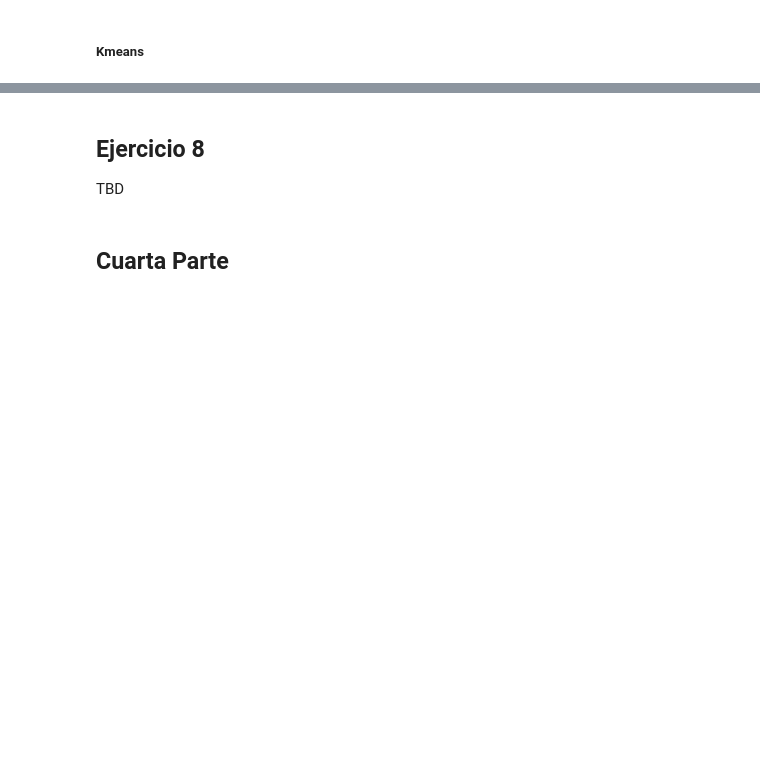
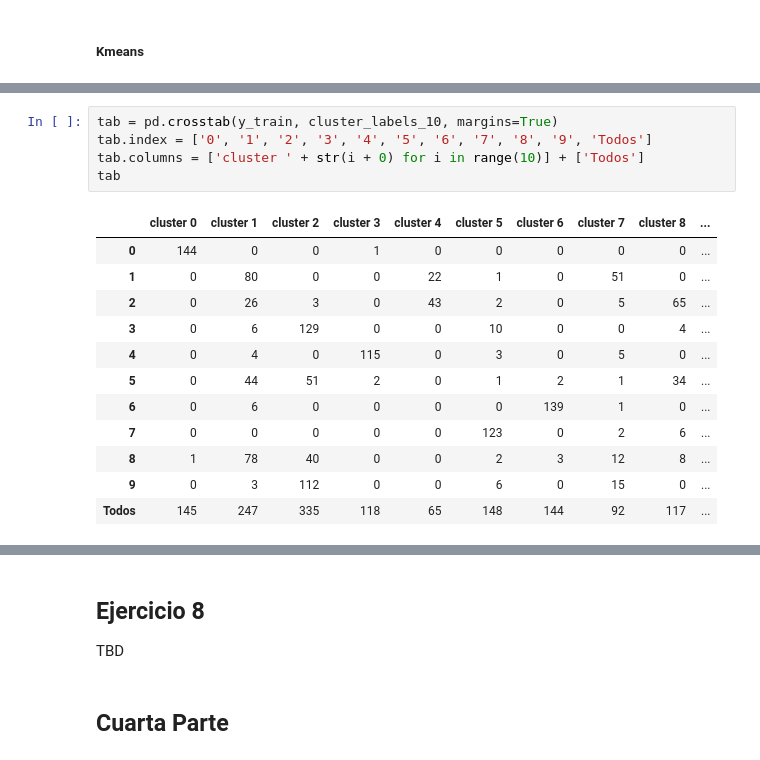
Before and after one commit to LeandroAlbachiaro/intro_ia, a Jupyter notebook: tp_integrador_enunciado/tp_integrador.ipynb, the cells around one changed output, grey strips where cells are left out. Cells and saved outputs as stored; diff of their text form; blank space fills up the shorter version.

```diff
--- a/tp_integrador_enunciado/tp_integrador.ipynb
+++ b/tp_integrador_enunciado/tp_integrador.ipynb
@@ -910,0 +1019,18 @@ tab
+# %%
+tab = pd.crosstab(y_train, cluster_labels_10, margins=True)
+tab.index = ['0', '1', '2', '3', '4', '5', '6', '7', '8', '9', 'Todos']
+tab.columns = ['cluster ' + str(i + 0) for i in range(10)] + ['Todos']
+tab
+# %% [output]
+|  | cluster 0 | cluster 1 | cluster 2 | cluster 3 | cluster 4 | cluster 5 | cluster 6 | cluster 7 | cluster 8 | ... |
+| 0 | 144 | 0 | 0 | 1 | 0 | 0 | 0 | 0 | 0 | ... |
+| 1 | 0 | 80 | 0 | 0 | 22 | 1 | 0 | 51 | 0 | ... |
+| 2 | 0 | 26 | 3 | 0 | 43 | 2 | 0 | 5 | 65 | ... |
+| 3 | 0 | 6 | 129 | 0 | 0 | 10 | 0 | 0 | 4 | ... |
+| 4 | 0 | 4 | 0 | 115 | 0 | 3 | 0 | 5 | 0 | ... |
+| 5 | 0 | 44 | 51 | 2 | 0 | 1 | 2 | 1 | 34 | ... |
+| 6 | 0 | 6 | 0 | 0 | 0 | 0 | 139 | 1 | 0 | ... |
+| 7 | 0 | 0 | 0 | 0 | 0 | 123 | 0 | 2 | 6 | ... |
+| 8 | 1 | 78 | 40 | 0 | 0 | 2 | 3 | 12 | 8 | ... |
+| 9 | 0 | 3 | 112 | 0 | 0 | 6 | 0 | 15 | 0 | ... |
+| Todos | 145 | 247 | 335 | 118 | 65 | 148 | 144 | 92 | 117 | ... |
```
Also changed, not shown: parts of 22 cells of this notebook, 1 other file.
